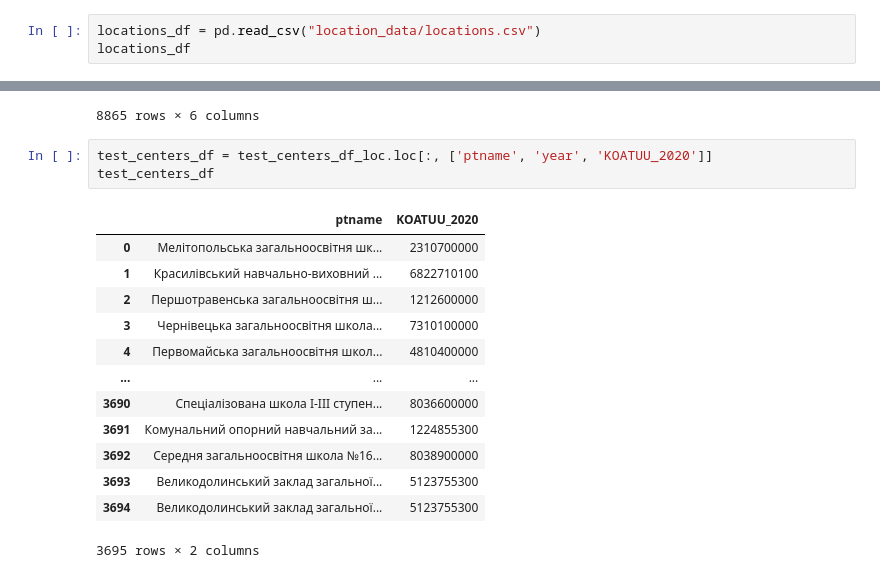
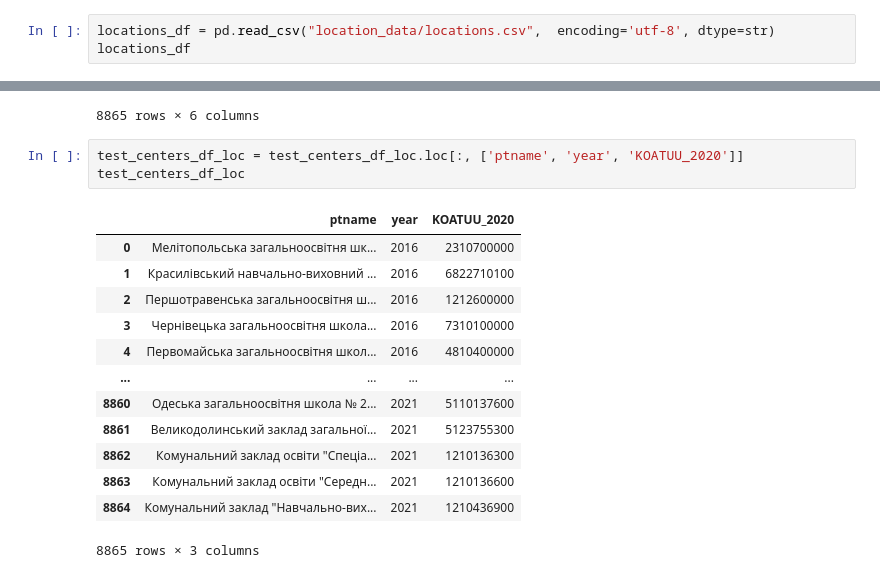
Before and after one commit to DataResponsibly/ZNO-Dataset, a Jupyter notebook: notebooks/tables_creation/Test_centers_table.ipynb, the cells around one changed output, grey strips where cells are left out. Cells and saved outputs as stored; diff of their text form.

```diff
--- a/notebooks/tables_creation/Test_centers_table.ipynb
+++ b/notebooks/tables_creation/Test_centers_table.ipynb
@@ -108,7 +108,7 @@ test_centers_df
 | 8864 | Комунальний заклад "Навчально-вих... | Дніпропетровська область | м.Кам'янське. Заводський район міста | Заводський район міста | 2021 |
 8865 rows × 5 columns
 # %%
-locations_df = pd.read_csv("location_data/locations.csv")
+locations_df = pd.read_csv("location_data/locations.csv",  encoding='utf-8', dtype=str)
 locations_df
 # %% [output]
 |  | regname | areaname | tername | KOATUU_2020 | KATOTTG_2023 |
@@ -149,19 +149,19 @@ test_centers_df_loc
 | 8864 | Комунальний заклад "Навчально-вих... | Дніпропетровська область | м.Кам'янське. Заводський район міста | Заводський район міста | 2021 | 1210436900 |
 8865 rows × 6 columns
 # %%
-test_centers_df = test_centers_df_loc.loc[:, ['ptname', 'year', 'KOATUU_2020']]
-test_centers_df
+test_centers_df_loc = test_centers_df_loc.loc[:, ['ptname', 'year', 'KOATUU_2020']]
+test_centers_df_loc
 # %% [output]
-|  | ptname | KOATUU_2020 |
-| 0 | Мелітопольська загальноосвітня шк... | 2310700000 |
-| 1 | Красилівський навчально-виховний ... | 6822710100 |
-| 2 | Першотравенська загальноосвітня ш... | 1212600000 |
-| 3 | Чернівецька загальноосвітня школа... | 7310100000 |
-| 4 | Первомайська загальноосвітня школ... | 4810400000 |
-| ... | ... | ... |
-| 3690 | Спеціалізована школа І-ІІІ ступен... | 8036600000 |
-| 3691 | Комунальний опорний навчальний за... | 1224855300 |
-| 3692 | Середня загальноосвітня школа №16... | 8038900000 |
-| 3693 | Великодолинський заклад загальної... | 5123755300 |
-| 3694 | Великодолинський заклад загальної... | 5123755300 |
+|  | ptname | year | KOATUU_2020 |
+| 0 | Мелітопольська загальноосвітня шк... | 2016 | 2310700000 |
+| 1 | Красилівський навчально-виховний ... | 2016 | 6822710100 |
+| 2 | Першотравенська загальноосвітня ш... | 2016 | 1212600000 |
+| 3 | Чернівецька загальноосвітня школа... | 2016 | 7310100000 |
+| 4 | Первомайська загальноосвітня школ... | 2016 | 4810400000 |
+| ... | ... | ... | ... |
+| 8860 | Одеська загальноосвітня школа № 2... | 2021 | 5110137600 |
+| 8861 | Великодолинський заклад загальної... | 2021 | 5123755300 |
+| 8862 | Комунальний заклад освіти "Спеціа... | 2021 | 1210136300 |
+| 8863 | Комунальний заклад освіти "Середн... | 2021 | 1210136600 |
+| 8864 | Комунальний заклад "Навчально-вих... | 2021 | 1210436900 |
-3695 rows × 2 columns
+8865 rows × 3 columns
```
Also changed, not shown: parts of 108 cells of this notebook, 3 other files.
